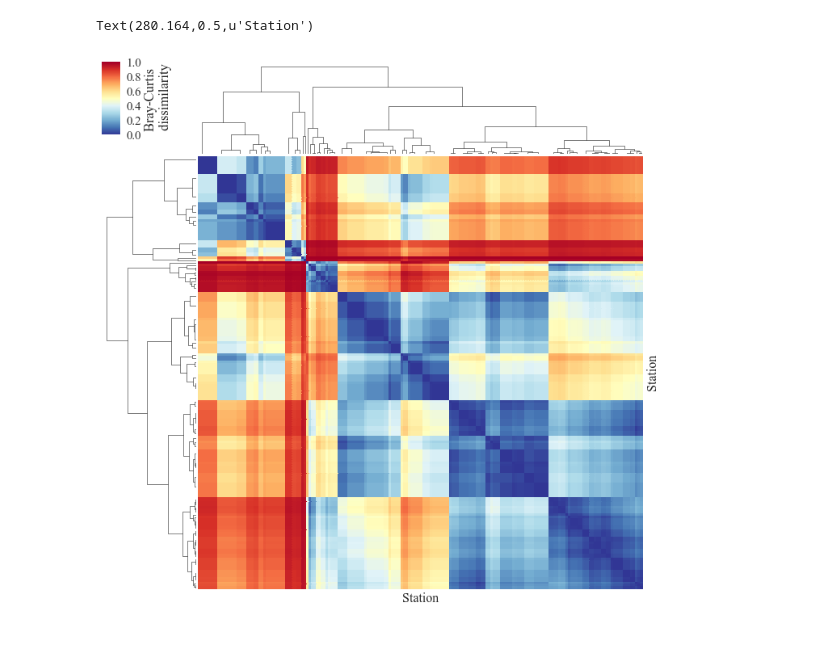
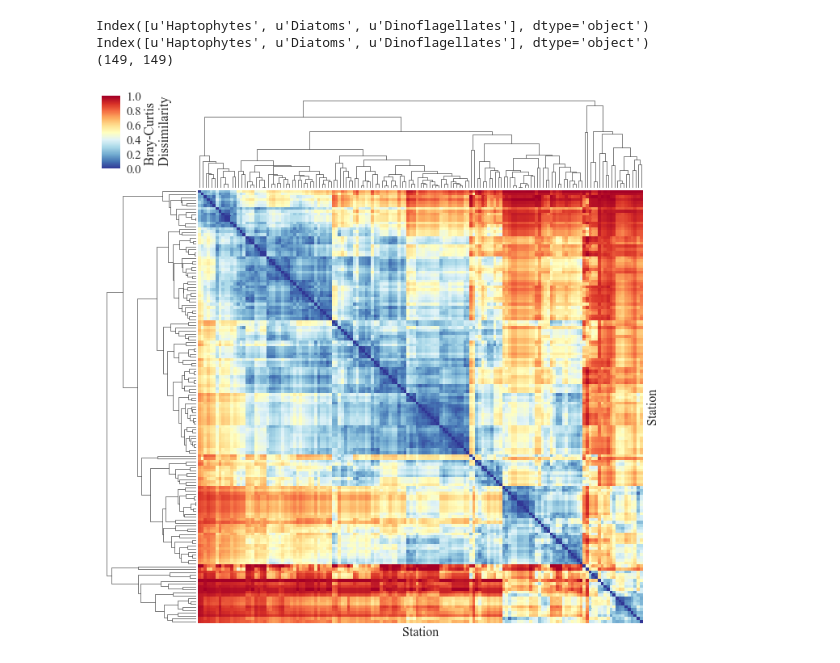
Before and after one commit to sophieclayton/kuroshio_chapter, a Jupyter notebook: phyto_clustering.ipynb, the cells around one changed output. Drawn from its saved outputs; the diff is of its cells as text; code cells hidden in the pictures.

```diff
--- a/phyto_clustering.ipynb
+++ b/phyto_clustering.ipynb
@@ -38,7 +38,7 @@ data = data[data['station']!= 41]
 
 data['station'] = data['transect'] + data['station'].astype(str)
 data['sample'] = data['station'] + '-' + data['depth (m)'].astype(int).astype(str)
-data.set_index('sample', inplace = True)
+
 
 # import and merge phytoplankton counts
 in_file = '../data/Kuroshio_Phytoplankton.xlsx'
@@ -49,8 +49,12 @@ phyto['sample'] = phyto["STATION"] + '-' + phyto["depth"].astype(int).astype(str
 phyto = phyto[phyto['sample']!='D31-90']
 phyto.set_index('sample', inplace = True)
 
-# phyto = phyto[phyto['depth']<60]
+# import chlorophyll data
+# import data
+chl = pd.read_csv('../data/data_CHL.csv', sep = ',')
+chl = chl[['lat', 'lon', 'depth (m)','CHL']]
+data = pd.merge(chl, data, left_on = ['lat', 'lon', 'depth (m)'], right_on = ['lat', 'lon', 'depth (m)'])
+data.set_index('sample', inplace = True)
+phyto = phyto[phyto['depth']<80]
 
 data = data.loc[phyto.index, :]
-
-print phyto.columns
@@ -75,33 +63,41 @@ http://pandas.pydata.org/pandas-docs/stable/indexing.html#deprecate-loc-reindex-
 from skbio.diversity.beta import pw_distances
 
 # subset
-sub = phyto[['Oscillatoriaceae', u'Cryptophytes', u'Haptophytes', u'Euglenophytes',
-       u'Prasinophytes', u'Diatoms', u'Dinoflagellates']]
-# print sub.columns
+# sub = phyto[['Oscillatoriaceae', u'Cryptophytes', u'Haptophytes', u'Euglenophytes',
+#        u'Prasinophytes', u'Diatoms', u'Dinoflagellates']]
+
+sub = phyto[[u'Haptophytes', u'Diatoms', u'Dinoflagellates']]
+print sub.columns
 
 # or exclude everything but dinos and diatoms
 ids = sub.columns
-counts = sub.iloc[0:, 2:-4]
+counts = sub.iloc[0:,:]
+
 stations = sub.index
-# print ids
+print ids
 bc_dm = pw_distances(counts, stations, metric = "braycurtis")
+
+print np.shape(bc_dm.data)
+# %% [output]
+Index([u'Haptophytes', u'Diatoms', u'Dinoflagellates'], dtype='object')
+Index([u'Haptophytes', u'Diatoms', u'Dinoflagellates'], dtype='object')
+(149, 149)
 # %%
 sns.set(font_scale=1.5)
 sns.set_style("white",{'font.family': 'Times New Roman'},)
 
 link = hierarchy.linkage(bc_dm.condensed_form(), method='average')
 
-cm = sns.clustermap(bc_dm.data, standard_scale=1, row_linkage = link, col_linkage = link, cmap = 'RdYlBu_r',figsize=(12,12), cbar_kws={'label':'Bray-Curtis \n dissimilarity'})
+cm = sns.clustermap(bc_dm.data, standard_scale=1, row_linkage = link, col_linkage = link, cmap = 'RdYlBu_r',figsize=(12,12), cbar_kws={'label':'Bray-Curtis \n Dissimilarity'})
 ax = cm.ax_heatmap
 ax.set_xticks([])
 ax.set_yticks([])
 ax.set_xlabel('Station', fontsize = 16)
 ax.set_ylabel('Station', fontsize = 16)
 
-# cm.savefig('../figures/Figure3.png',dpi = 300)
+cm.savefig('../figures/Figure3.png',dpi = 300)
 # %% [output]
-Text(280.164,0.5,u'Station')
-[figure, old version]
+[figure, new version]
 # %%
 # Z = hierarchy.linkage(1 - bc_dm.data, 'ward')
 # palette = ['red','orange', 'blue', 'lightblue']
```
Also changed, not shown: parts of 10 cells of this notebook, 3 other files.
